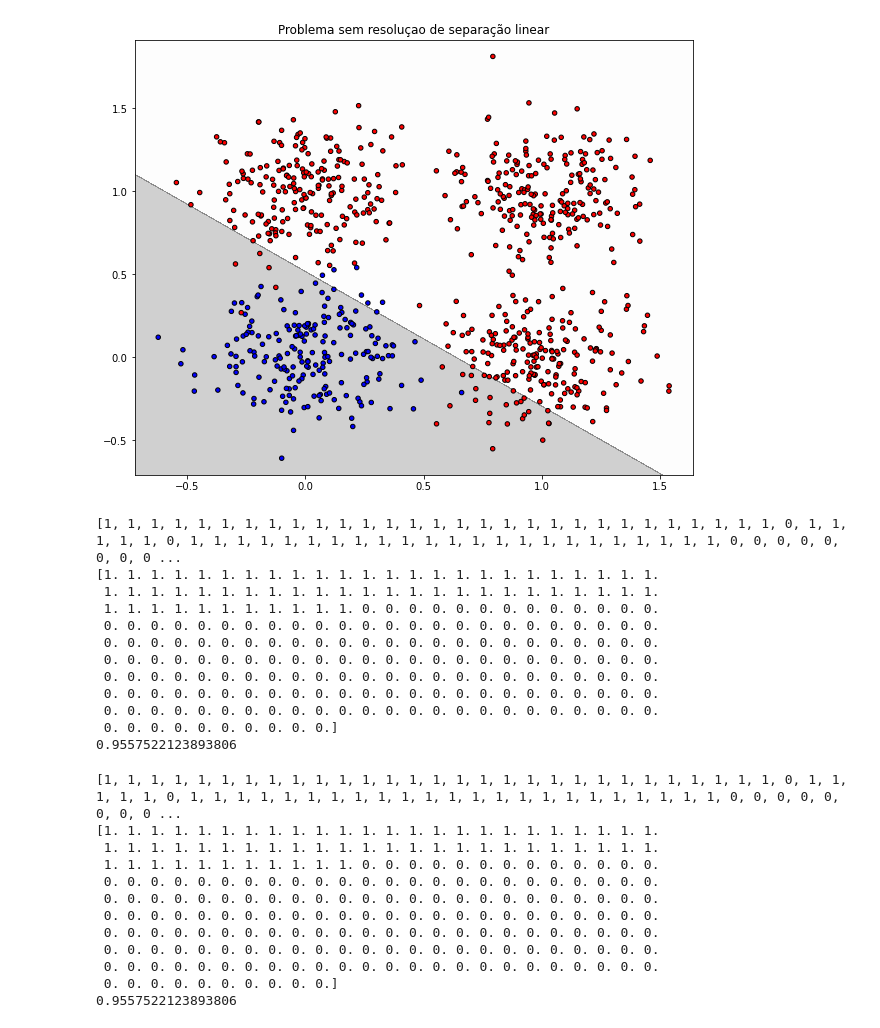
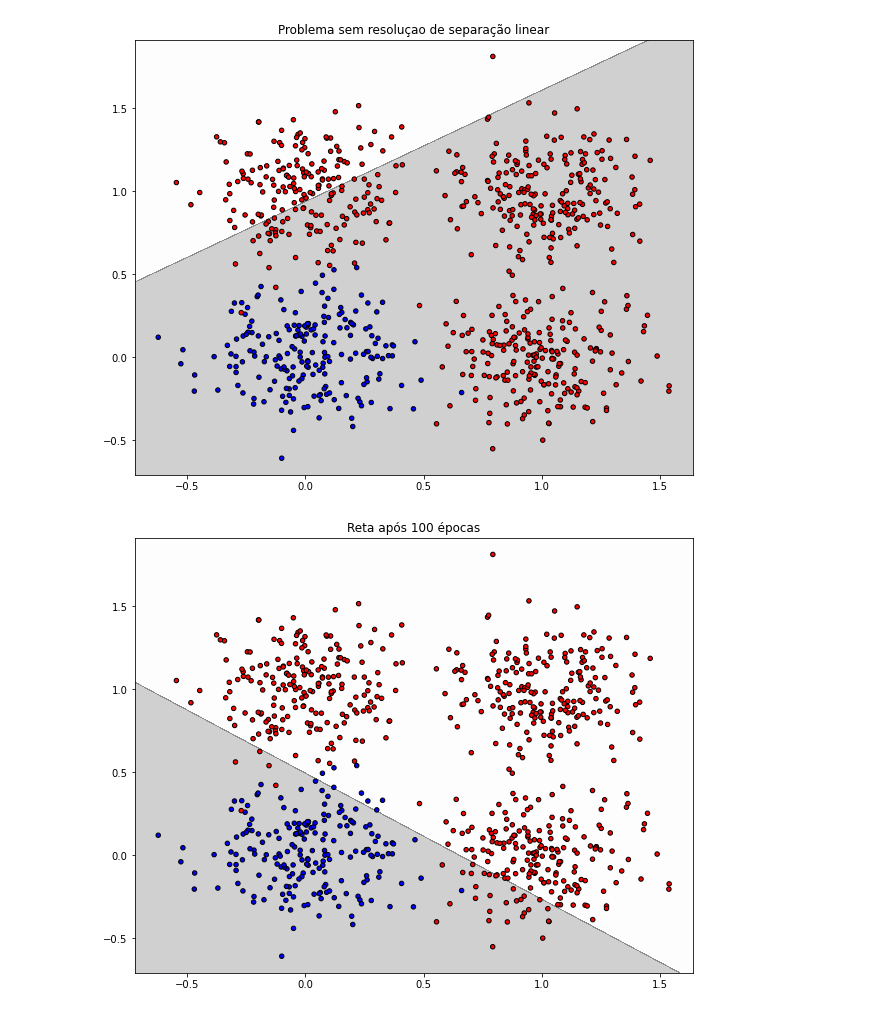
Before and after one commit to LucasLima21/perceptron-redesNeurais2020, a Jupyter notebook: src/secao3.ipynb, the cells around one changed output. Cells and saved outputs as stored; diff of their text form; code cells hidden in the pictures.

```diff
--- a/src/secao3.ipynb
+++ b/src/secao3.ipynb
@@ -31,7 +31,7 @@ epoch = []
 #print("Configuração: ", config)
 n = Neuron(config[2][0], config[2][1], config[2][2])
 # %%
-Evidenciando que este problema não é de uma separação linear
+#Evidenciando que este problema não é de uma separação linear
 x_min, x_max = X[:, 0].min() - 0.1, X[:, 0].max() + 0.1
 y_min, y_max = X[:, 1].min() - 0.1, X[:, 1].max() + 0.1
 xx, yy = np.meshgrid(np.arange(x_min, x_max, 0.001),
@@ -52,6 +52,8 @@ for idx, clf, tt in zip([[0,0]],
     axarr.scatter(X[:, 0], X[:, 1], c=color, s=20, edgecolor='k',cmap='Greys')
     axarr.set_title(tt)
 plt.show()
+# %% [output]
+[figure, added]
 # %%
 np.random.seed(0)
 msk = np.random.rand(len(dataHoldout)) < 0.7
@@ -60,67 +62,33 @@ test = dataHoldout[~msk]
 
 XTrain = train[...,0:2]
 XTrain = np.insert(XTrain, 2, 1, axis=1)
 XTest = test[...,0:2]
 
 yTrain = train[...,2]
 yTest = test[...,2]
 
 n.run100epochs(XTrain, yTrain)
 
-#Evidenciando que este problema não é de uma separação linear
+#Traçando reta após 100 épocas
 x_min, x_max = X[:, 0].min() - 0.1, X[:, 0].max() + 0.1
 y_min, y_max = X[:, 1].min() - 0.1, X[:, 1].max() + 0.1
 xx, yy = np.meshgrid(np.arange(x_min, x_max, 0.001),
                      np.arange(y_min, y_max, 0.001))
 
 f, axarr = plt.subplots(1, 1, sharex='col', sharey='row', figsize=(10, 8))
 color = np.where(y == 0, 'r', 'b')
 
 for idx, clf, tt in zip([[0,0]],
                         [n],
-                        ['Problema sem resoluçao de separação linear']):
+                        ['Reta após 100 épocas']):
 
     Z = clf.predict(np.c_[xx.ravel(), yy.ravel()])
     Z = np.array(Z)
     Z = Z.reshape(xx.shape)
 
     axarr.contourf(xx, yy, Z, alpha=0.2,cmap='Greys')
     axarr.scatter(X[:, 0], X[:, 1], c=color, s=20, edgecolor='k',cmap='Greys')
     axarr.set_title(tt)
 plt.show()
 # %% [output]
-[figure, old version]
+[figure, new version]
-[1, 1, 1, 1, 1, 1, 1, 1, 1, 1, 1, 1, 1, 1, 1, 1, 1, 1, 1, 1, 1, 1, 1, 1, 1, 1, 1, 1, 1, 0, 1, 1, 1, 1, 1, 0, 1, 1, 1, 1, 1, 1, 1, 1, 1, 1, 1, 1, 1, 1, 1, 1, 1, 1, 1, 1, 1, 1, 1, 0, 0, 0, 0, 0, 0, 0, 0 ...
-[1. 1. 1. 1. 1. 1. 1. 1. 1. 1. 1. 1. 1. 1. 1. 1. 1. 1. 1. 1. 1. 1. 1. 1.
- 1. 1. 1. 1. 1. 1. 1. 1. 1. 1. 1. 1. 1. 1. 1. 1. 1. 1. 1. 1. 1. 1. 1. 1.
- 1. 1. 1. 1. 1. 1. 1. 1. 1. 1. 1. 0. 0. 0. 0. 0. 0. 0. 0. 0. 0. 0. 0. 0.
- 0. 0. 0. 0. 0. 0. 0. 0. 0. 0. 0. 0. 0. 0. 0. 0. 0. 0. 0. 0. 0. 0. 0. 0.
- 0. 0. 0. 0. 0. 0. 0. 0. 0. 0. 0. 0. 0. 0. 0. 0. 0. 0. 0. 0. 0. 0. 0. 0.
- 0. 0. 0. 0. 0. 0. 0. 0. 0. 0. 0. 0. 0. 0. 0. 0. 0. 0. 0. 0. 0. 0. 0. 0.
- 0. 0. 0. 0. 0. 0. 0. 0. 0. 0. 0. 0. 0. 0. 0. 0. 0. 0. 0. 0. 0. 0. 0. 0.
- 0. 0. 0. 0. 0. 0. 0. 0. 0. 0. 0. 0. 0. 0. 0. 0. 0. 0. 0. 0. 0. 0. 0. 0.
- 0. 0. 0. 0. 0. 0. 0. 0. 0. 0. 0. 0. 0. 0. 0. 0. 0. 0. 0. 0. 0. 0. 0. 0.
- 0. 0. 0. 0. 0. 0. 0. 0. 0. 0.]
-0.9557522123893806
-# %%
-yPredicted = n.predict(XTest)
-print(yPredicted)
-print(yTest)
-c = 0
-for i in range(len(yPredicted)):
-    if(yPredicted[i] == yTest[i]):
-        c = c + 1
-print(c/len(yPredicted))
-# %% [output]
-[1, 1, 1, 1, 1, 1, 1, 1, 1, 1, 1, 1, 1, 1, 1, 1, 1, 1, 1, 1, 1, 1, 1, 1, 1, 1, 1, 1, 1, 0, 1, 1, 1, 1, 1, 0, 1, 1, 1, 1, 1, 1, 1, 1, 1, 1, 1, 1, 1, 1, 1, 1, 1, 1, 1, 1, 1, 1, 1, 0, 0, 0, 0, 0, 0, 0, 0 ...
-[1. 1. 1. 1. 1. 1. 1. 1. 1. 1. 1. 1. 1. 1. 1. 1. 1. 1. 1. 1. 1. 1. 1. 1.
- 1. 1. 1. 1. 1. 1. 1. 1. 1. 1. 1. 1. 1. 1. 1. 1. 1. 1. 1. 1. 1. 1. 1. 1.
- 1. 1. 1. 1. 1. 1. 1. 1. 1. 1. 1. 0. 0. 0. 0. 0. 0. 0. 0. 0. 0. 0. 0. 0.
- 0. 0. 0. 0. 0. 0. 0. 0. 0. 0. 0. 0. 0. 0. 0. 0. 0. 0. 0. 0. 0. 0. 0. 0.
- 0. 0. 0. 0. 0. 0. 0. 0. 0. 0. 0. 0. 0. 0. 0. 0. 0. 0. 0. 0. 0. 0. 0. 0.
- 0. 0. 0. 0. 0. 0. 0. 0. 0. 0. 0. 0. 0. 0. 0. 0. 0. 0. 0. 0. 0. 0. 0. 0.
- 0. 0. 0. 0. 0. 0. 0. 0. 0. 0. 0. 0. 0. 0. 0. 0. 0. 0. 0. 0. 0. 0. 0. 0.
- 0. 0. 0. 0. 0. 0. 0. 0. 0. 0. 0. 0. 0. 0. 0. 0. 0. 0. 0. 0. 0. 0. 0. 0.
- 0. 0. 0. 0. 0. 0. 0. 0. 0. 0. 0. 0. 0. 0. 0. 0. 0. 0. 0. 0. 0. 0. 0. 0.
- 0. 0. 0. 0. 0. 0. 0. 0. 0. 0.]
-0.9557522123893806
```
Also changed, not shown: parts of 2 cells of this notebook.
